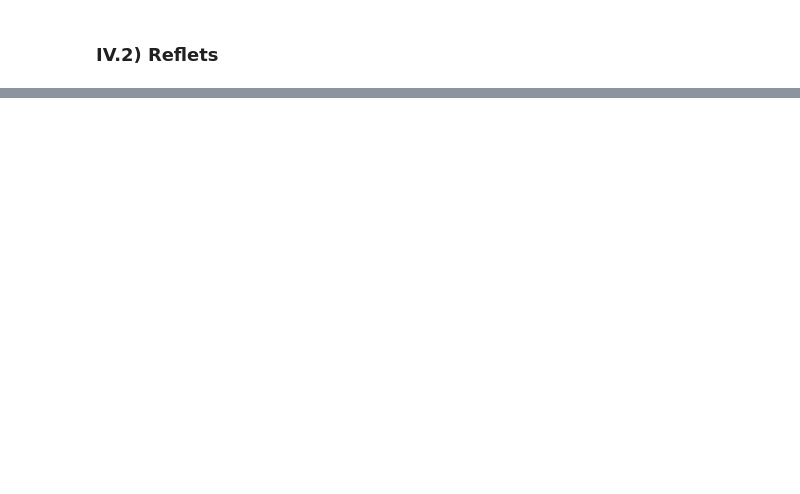
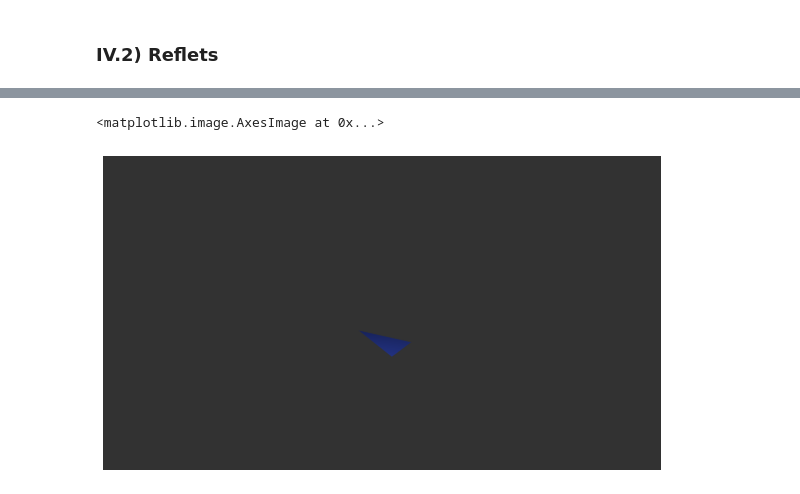
Before and after one commit to fjcasanova/Raytracing, a Jupyter notebook: Raytracing.ipynb, the cells around one changed output, grey strips where cells are left out. Drawn from its saved outputs; the diff is of its cells as text; code cells hidden in the pictures; blank space fills up the shorter version.

```diff
--- a/Raytracing.ipynb
+++ b/Raytracing.ipynb
@@ -545,0 +639,48 @@ plt.imshow(image)
+# %%
+def triangle(depart, u, Face, t) :
+    A, B, C = Face
+    OA = A - depart
+    AB = B - A
+    AC = C - A
+    # Formules (1) :
+    v = unitaire(AB)
+    w = unitaire(AC - scalaire(AC,v)*v)
+    # Formules (3) :
+    a = scalaire((t*u - OA), v)
+    b = scalaire((t*u - OA), w)
+    # Formules (2) :
+    gamma = b/scalaire(AC, w)
+    beta = (a - gamma*scalaire(AC, v))/scalaire(AB, v) # (2)
+    return min(beta, gamma, 1 - beta - gamma) >= 0
+    # revient a determiner si tous les coefficients barycentriques sont positifs et donc si M est dans le triangle ABC
+
+def coloration(depart, u) :
+    t = interplan(depart, u, Face)
+    if t < inf and triangle(depart, u, Face, t) == True : # on effectue la coloration uniquement si M est dans le triangle
+        OM = t* u
+        ML = L - OM
+        l = unitaire(ML)
+        n = unitaire(normal(Face))
+        couleur = vecteur(58, 84, 216) * max(scalaire(n, l),0)
+    else :
+        couleur = vecteur(50,50,50)
+    return couleur
+
+A = vecteur(1, 4.5, 15 )
+B = vecteur(4, 4, 20 )
+C = vecteur(-4, 3, 25 )
+Face = [A,B,C]
+
+image = zeros((hauteur, longueur, 3), dtype = uint8)
+for x in range(longueur):
+        for y in range(hauteur) :
+            u = unitaire(direction(x, y))
+            couleur = coloration(O, u)
+            image[y,x] = couleur.rgb()
+
+plt.rcParams["figure.figsize"] = (10,10)
+plt.axis('off')
+plt.imshow(image)
+# %% [output]
+<matplotlib.image.AxesImage at 0x...>
+[figure, added]
```
Also changed, not shown: parts of 14 cells of this notebook, 2 other files.
